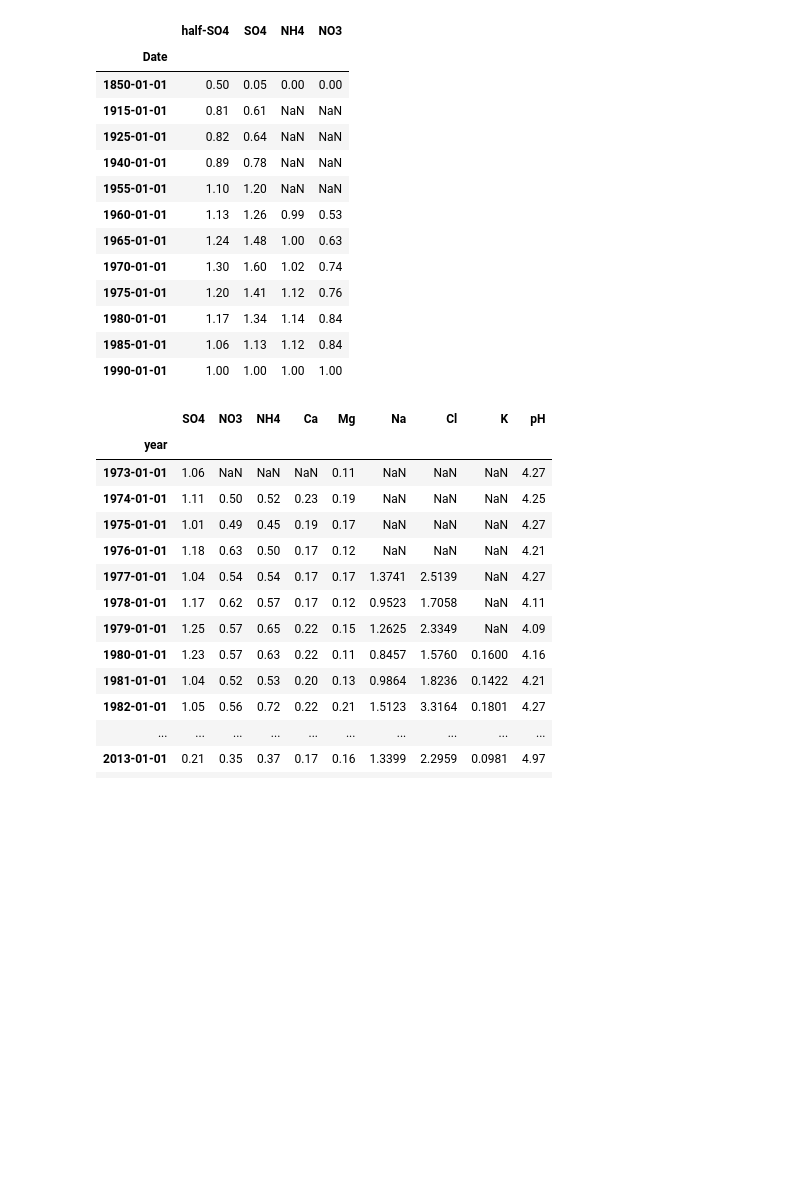
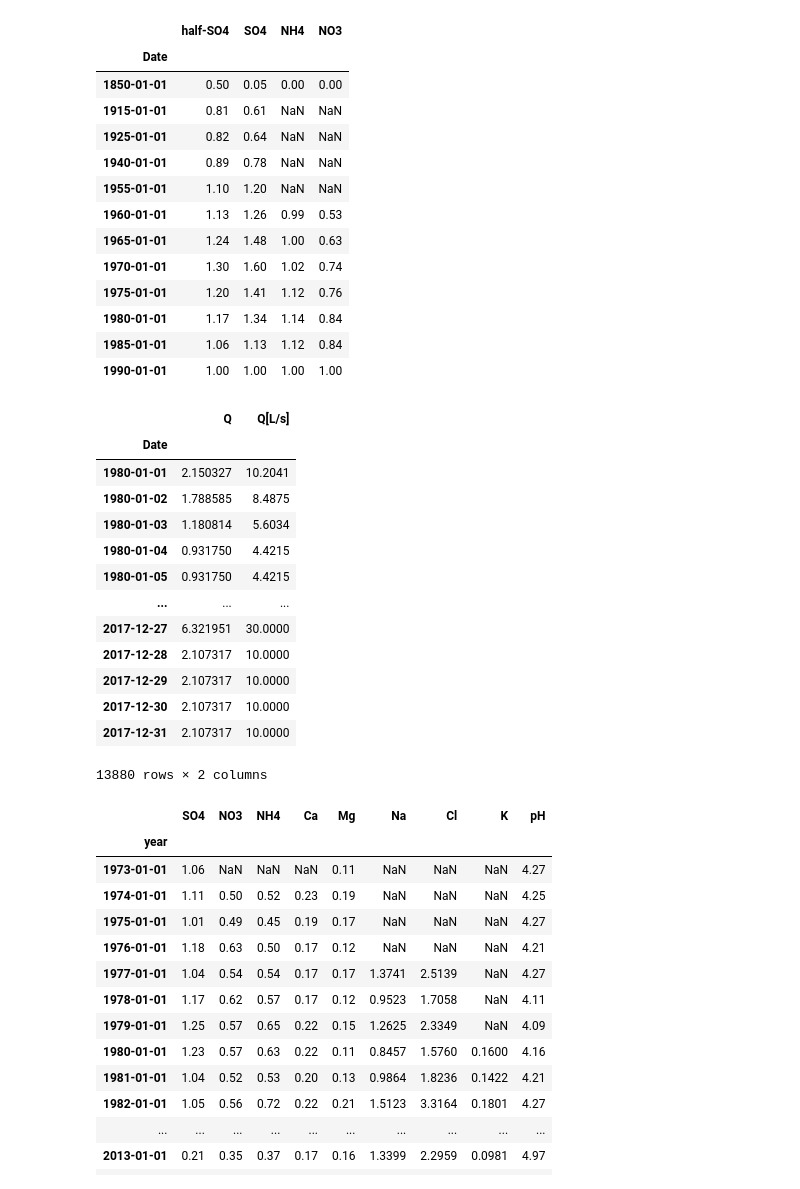
Before and after one commit to NIVANorge/Mobius, a Jupyter notebook: PythonWrapper/MAGIC/example.ipynb, the cells around one changed output. Saved outputs shown, nothing was run; the diff lists cells and outputs as text; code cells hidden in the pictures; blank space fills up the shorter version.

```diff
--- a/PythonWrapper/MAGIC/example.ipynb
+++ b/PythonWrapper/MAGIC/example.ipynb
@@ -44,6 +44,25 @@ emep_df
 | 1980-01-01 | 1.17 | 1.34 | 1.14 | 0.84 |
 | 1985-01-01 | 1.06 | 1.13 | 1.12 | 0.84 |
 | 1990-01-01 | 1.00 | 1.00 | 1.00 | 1.00 |
+# %%
+runoff_df = pd.read_excel('example_runoff_Birkenes.xls', sheet_name='Ark1', index_col='Date', parse_dates=True)
+
+runoff_df
+# %% [output]
+|  | Q | Q[L/s] |
+| Date |  |  |
+| 1980-01-01 | 2.150327 | 10.2041 |
+| 1980-01-02 | 1.788585 | 8.4875 |
+| 1980-01-03 | 1.180814 | 5.6034 |
+| 1980-01-04 | 0.931750 | 4.4215 |
+| 1980-01-05 | 0.931750 | 4.4215 |
+| ... | ... | ... |
+| 2017-12-27 | 6.321951 | 30.0000 |
+| 2017-12-28 | 2.107317 | 10.0000 |
+| 2017-12-29 | 2.107317 | 10.0000 |
+| 2017-12-30 | 2.107317 | 10.0000 |
+| 2017-12-31 | 2.107317 | 10.0000 |
+13880 rows × 2 columns
 # %%
 dep_df = pd.read_excel('example_dep_Birkenes.xls', sheet_name='Ark1', index_col='year', parse_dates=True)
 
```
Also changed, not shown: parts of 6 cells of this notebook, 18 other files.
